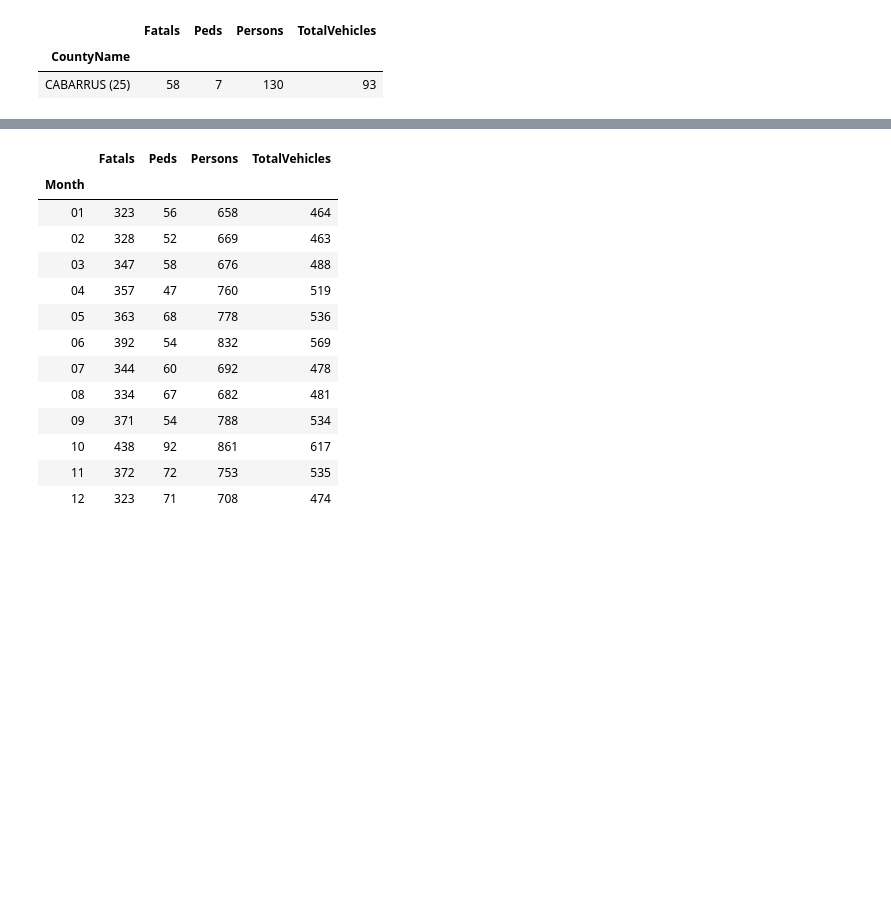
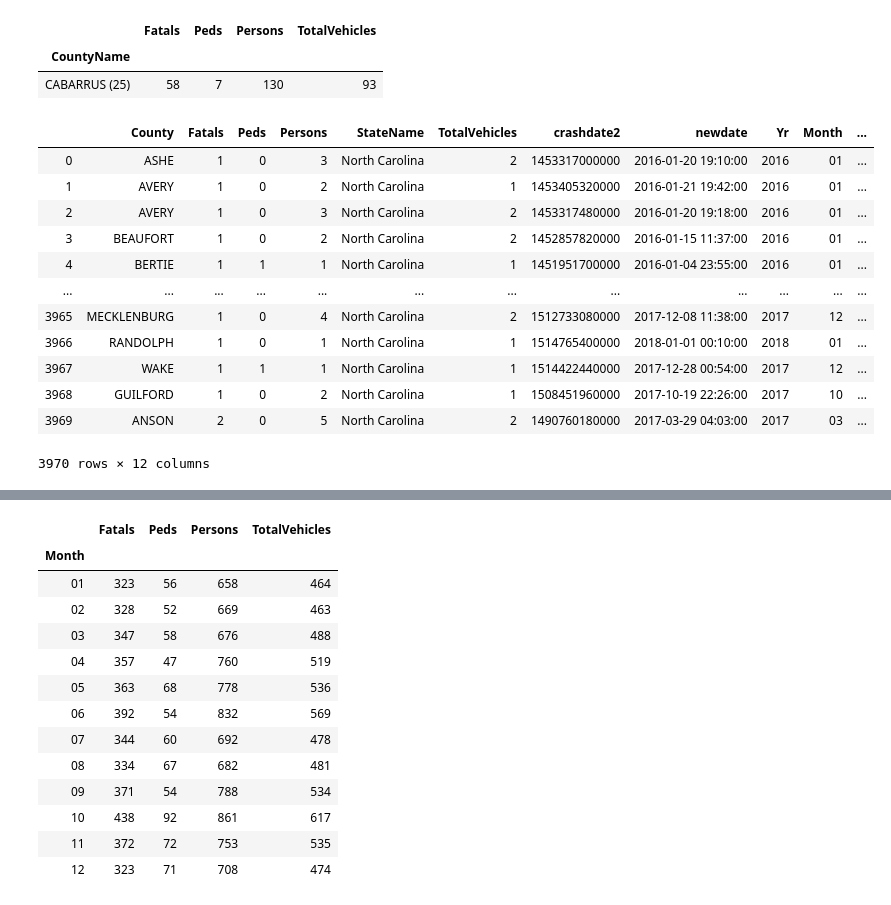
Before and after one commit to SabaTass/Project-2, a Jupyter notebook: NC_Fatal_Crashes_Statewide_Pivot_Table.ipynb, the cells around one changed output, grey strips where cells are left out. Cells and saved outputs as stored; diff of their text form; code cells hidden in the pictures; blank space fills up the shorter version.

```diff
--- a/NC_Fatal_Crashes_Statewide_Pivot_Table.ipynb
+++ b/NC_Fatal_Crashes_Statewide_Pivot_Table.ipynb
@@ -209,4 +210,25 @@ Cabarrus_df
 |  | Fatals | Peds | Persons | TotalVehicles |
 | CountyName |  |  |  |  |
 | CABARRUS (25) | 58 | 7 | 130 | 93 |
+# %%
+# this Parses the CountyName so we do not have the parenthesis and number
+dfx2 = pd.DataFrame(dfx2.CountyName.str.split(' ',1).tolist(),columns = ['County','CountyNum'])
+df3 = dfx.join(dfx2)
+df3 = df3.drop(['CountyName', 'CountyNum'], axis=1)
+df3 = df3[['County', 'Fatals','Peds','Persons','StateName','TotalVehicles','crashdate2','newdate','Yr','Month','Time','Hour']]
+df3
+# %% [output]
+|  | County | Fatals | Peds | Persons | StateName | TotalVehicles | crashdate2 | newdate | Yr | Month | ... |
+| 0 | ASHE | 1 | 0 | 3 | North Carolina | 2 | 1453317000000 | 2016-01-20 19:10:00 | 2016 | 01 | ... |
+| 1 | AVERY | 1 | 0 | 2 | North Carolina | 1 | 1453405320000 | 2016-01-21 19:42:00 | 2016 | 01 | ... |
+| 2 | AVERY | 1 | 0 | 3 | North Carolina | 2 | 1453317480000 | 2016-01-20 19:18:00 | 2016 | 01 | ... |
+| 3 | BEAUFORT | 1 | 0 | 2 | North Carolina | 2 | 1452857820000 | 2016-01-15 11:37:00 | 2016 | 01 | ... |
+| 4 | BERTIE | 1 | 1 | 1 | North Carolina | 1 | 1451951700000 | 2016-01-04 23:55:00 | 2016 | 01 | ... |
+| ... | ... | ... | ... | ... | ... | ... | ... | ... | ... | ... | ... |
+| 3965 | MECKLENBURG | 1 | 0 | 4 | North Carolina | 2 | 1512733080000 | 2017-12-08 11:38:00 | 2017 | 12 | ... |
+| 3966 | RANDOLPH | 1 | 0 | 1 | North Carolina | 1 | 1514765400000 | 2018-01-01 00:10:00 | 2018 | 01 | ... |
+| 3967 | WAKE | 1 | 1 | 1 | North Carolina | 1 | 1514422440000 | 2017-12-28 00:54:00 | 2017 | 12 | ... |
+| 3968 | GUILFORD | 1 | 0 | 2 | North Carolina | 1 | 1508451960000 | 2017-10-19 22:26:00 | 2017 | 10 | ... |
+| 3969 | ANSON | 2 | 0 | 5 | North Carolina | 2 | 1490760180000 | 2017-03-29 04:03:00 | 2017 | 03 | ... |
+3970 rows × 12 columns
 # %%
```
Also changed, not shown: parts of 3 cells of this notebook, 1 other file.
